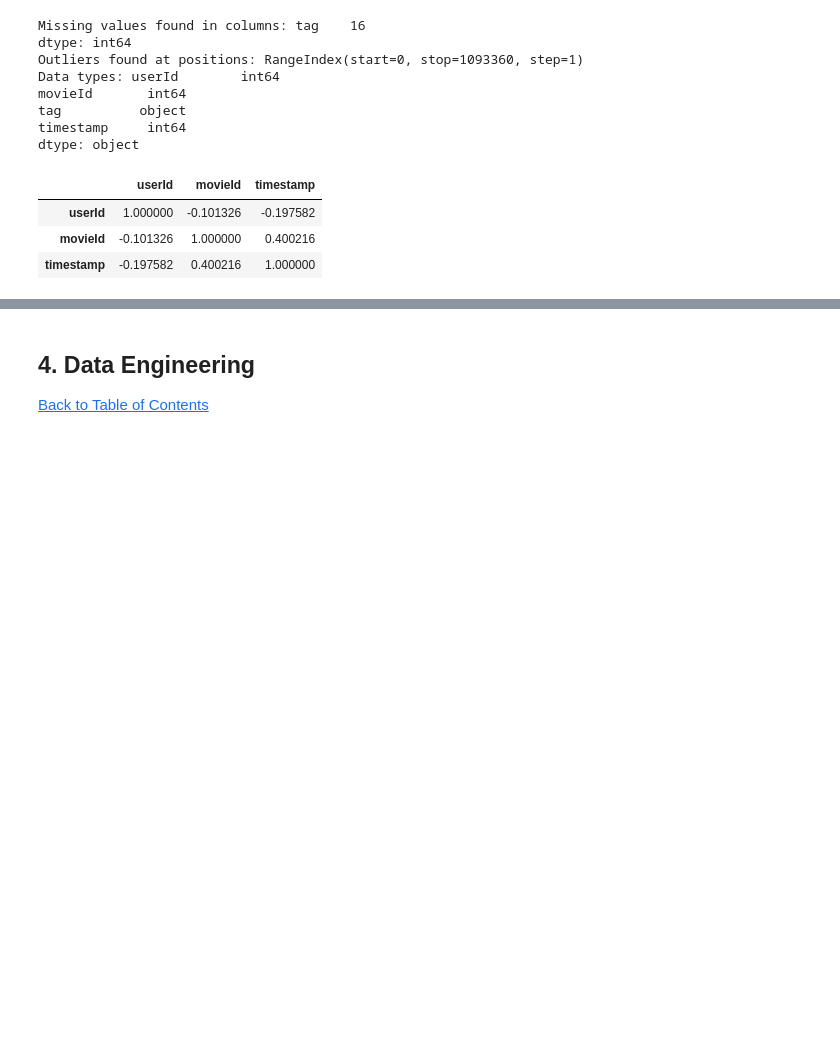
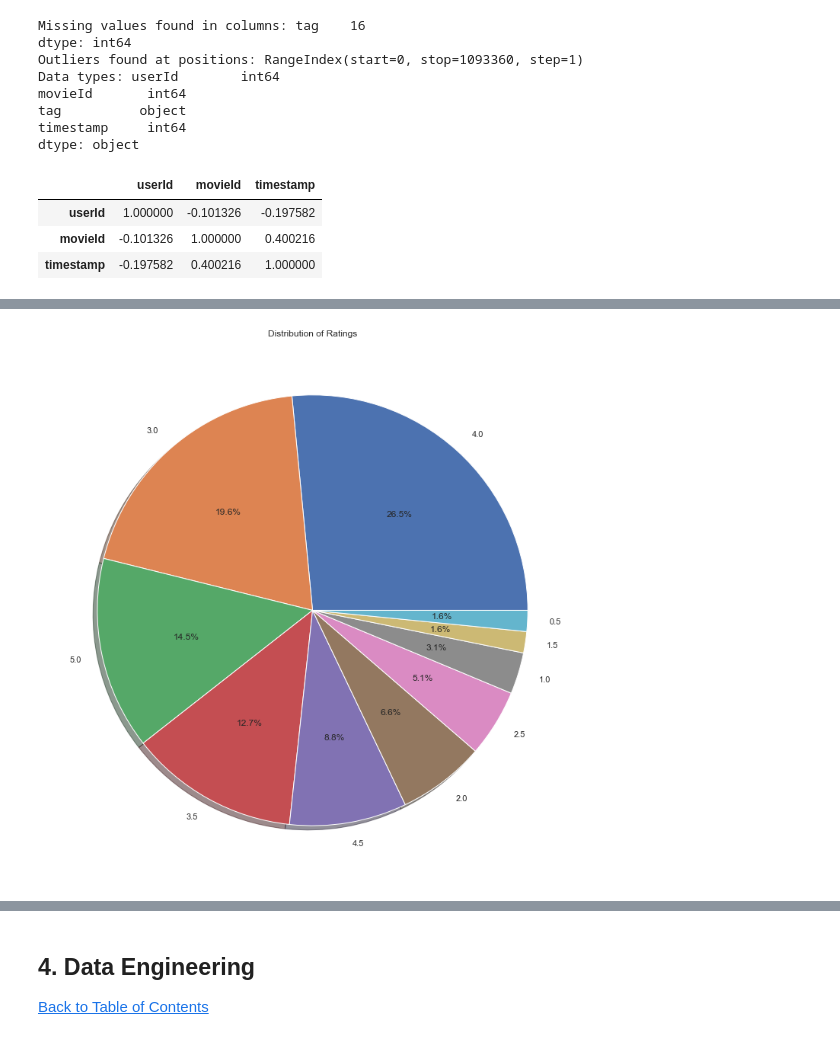
Before and after one commit to honeyzwane/Movie-Recommendation-PredictTeam_NM5, a Jupyter notebook: Movie Recommendation.ipynb, the cells around one changed output, grey strips where cells are left out. Saved outputs shown, nothing was run; the diff lists cells and outputs as text; code cells hidden in the pictures; blank space fills up the shorter version.

```diff
--- a/Movie Recommendation.ipynb
+++ b/Movie Recommendation.ipynb
@@ -222,0 +340,9 @@ For the visuals,
+# %%
+# Visualize the distribution of ratings
+sns.set(rc={'figure.figsize':(27,13)})
+rating_counts = df_train['rating'].value_counts()
+plt.pie(rating_counts, labels=rating_counts.index, autopct='%1.1f%%', shadow=True)
+plt.title('Distribution of Ratings')
+plt.show()
+# %% [output]
+[figure, added]
```
Also changed, not shown: parts of 49 cells of this notebook.
